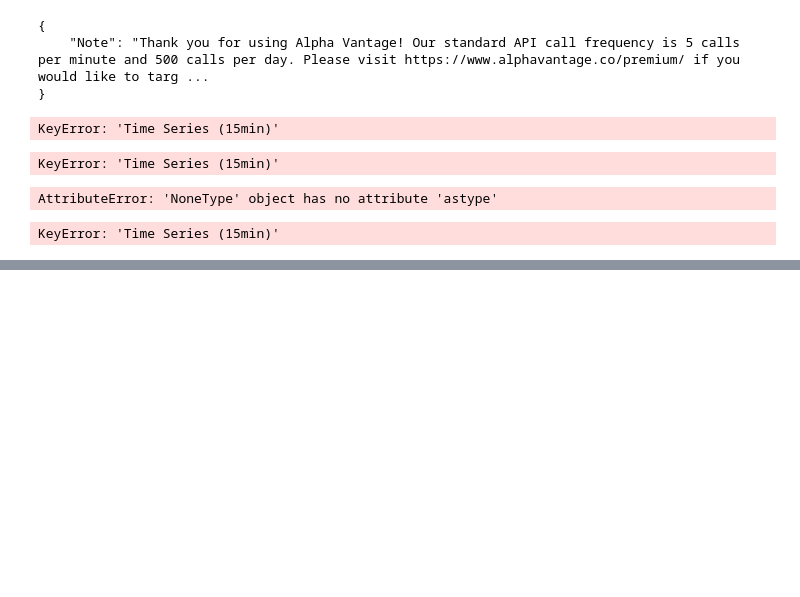
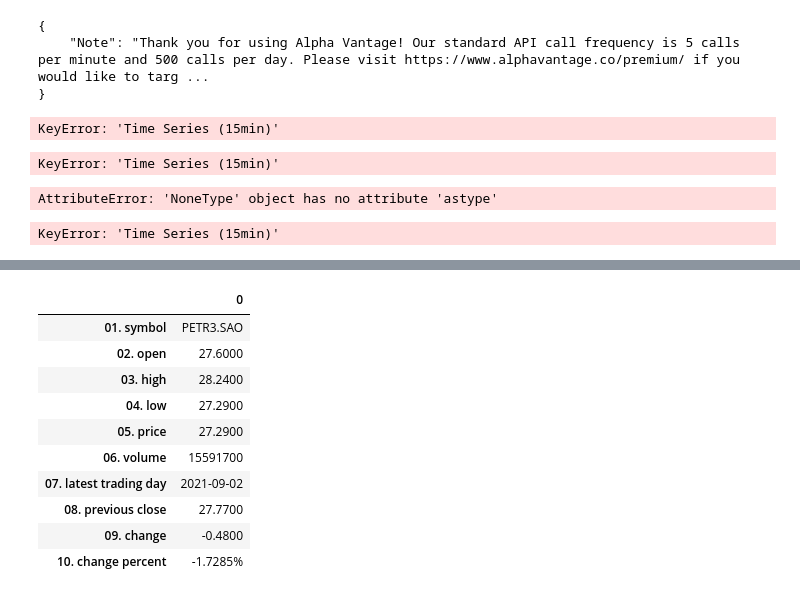
Before and after one commit to tutecode/APIs-Market-Data, a Jupyter notebook: APIs-MarketData.ipynb, the cells around one changed output, grey strips where cells are left out. Drawn from its saved outputs; the diff is of its cells as text; code cells hidden in the pictures; blank space fills up the shorter version.

```diff
--- a/APIs-MarketData.ipynb
+++ b/APIs-MarketData.ipynb
@@ -310,0 +356,15 @@ data.loc[data.Div > 0].Div.count()
+# %%
+data = quote(symbol='PETR3.SAO')
+data
+# %% [output]
+|  | 0 |
+| 01. symbol | PETR3.SAO |
+| 02. open | 27.6000 |
+| 03. high | 28.2400 |
+| 04. low | 27.2900 |
+| 05. price | 27.2900 |
+| 06. volume | 15591700 |
+| 07. latest trading day | 2021-09-02 |
+| 08. previous close | 27.7700 |
+| 09. change | -0.4800 |
+| 10. change percent | -1.7285% |
```
Also changed, not shown: parts of 13 cells of this notebook.
